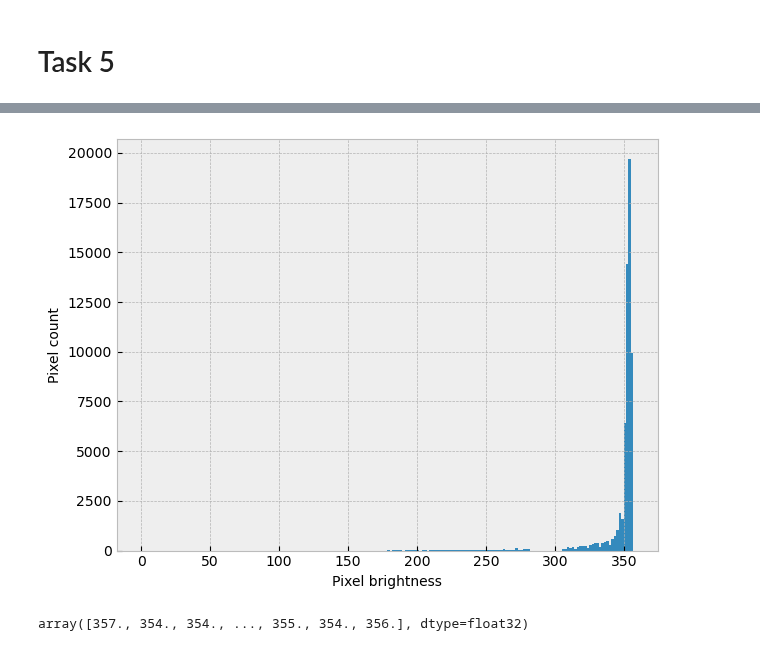
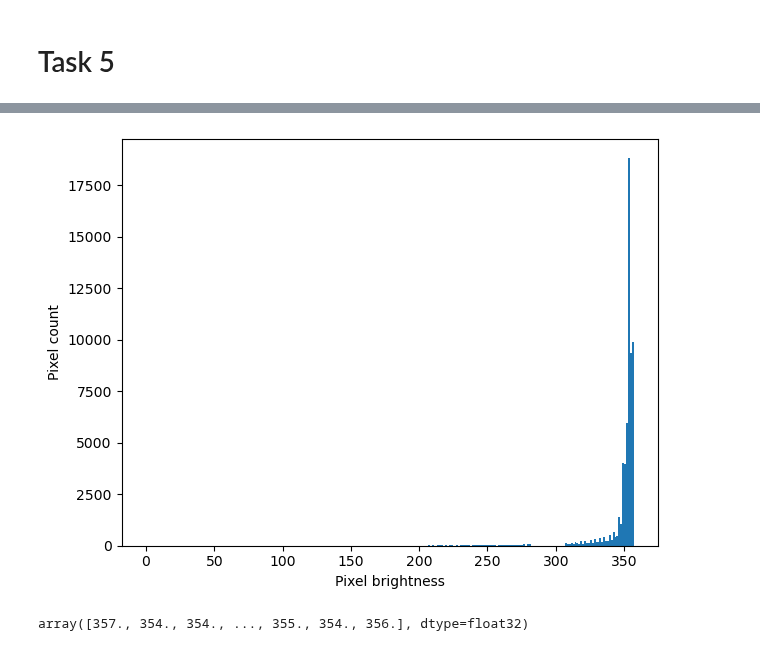
Before and after one commit to SPS-SP2273/learning-portfolio-2024-aug-immunoglobulinaustin, a Jupyter notebook: application_challenge/a_picture_worth_thousands_of_data_points/a_picture_worth_thousands_of_data_points.ipynb, the cells around one changed output, grey strips where cells are left out. Saved outputs shown, nothing was run; the diff lists cells and outputs as text; code cells hidden in the pictures.

```diff
--- a/application_challenge/a_picture_worth_thousands_of_data_points/a_picture_worth_thousands_of_data_points.ipynb
+++ b/application_challenge/a_picture_worth_thousands_of_data_points/a_picture_worth_thousands_of_data_points.ipynb
@@ -115,20 +115,3 @@ plt.show()
 [figure]
 # %% [markdown]
 # Task 5
-# %%
-plt.style.use('bmh')
-fluorescent_data = inverted_img[:, 0].flatten() #black channel, means fluorescent signal
-bg_data = inverted_img[:, 1].flatten() #white channel, means background signal
-
-fig, ax = plt.subplots(nrows=1, ncols=2, figsize=(9, 3))
-ax_fluorescent, ax_background = ax
-
-
-ax_fluorescent.hist(fluorescent_data, color='blue', bins=25, density=True) #bins is thickness of the bars
-ax_fluorescent.set_title('Fluorescent values')
-
-
-ax_background.hist(bg_data, color='green', bins=25, density=True)
-ax_background.set_title('Background noise values')
-
-#No negative values as there will be noise present due to camera thermal processes, leading to values close to 0
@@ -138,14 +118,14 @@ Text(0.5, 1.0, 'Background noise values')
 # %%
 # %%timeit
 inverted_img = inverted_img.flatten() #flattening to 1D array
-plt.hist(inverted_img, bins = 200)
+plt.hist(inverted_img, bins = 256)
 plt.xlabel('Pixel brightness', fontsize = 10)
 plt.ylabel('Pixel count', fontsize = 10)
 
 plt.tight_layout()
 plt.show()
 # %% [output]
-[figure, old version]
+[figure, new version]
 # %%
 inverted_img
 # %% [output]
```
Also changed, not shown: parts of 1 cell of this notebook.
